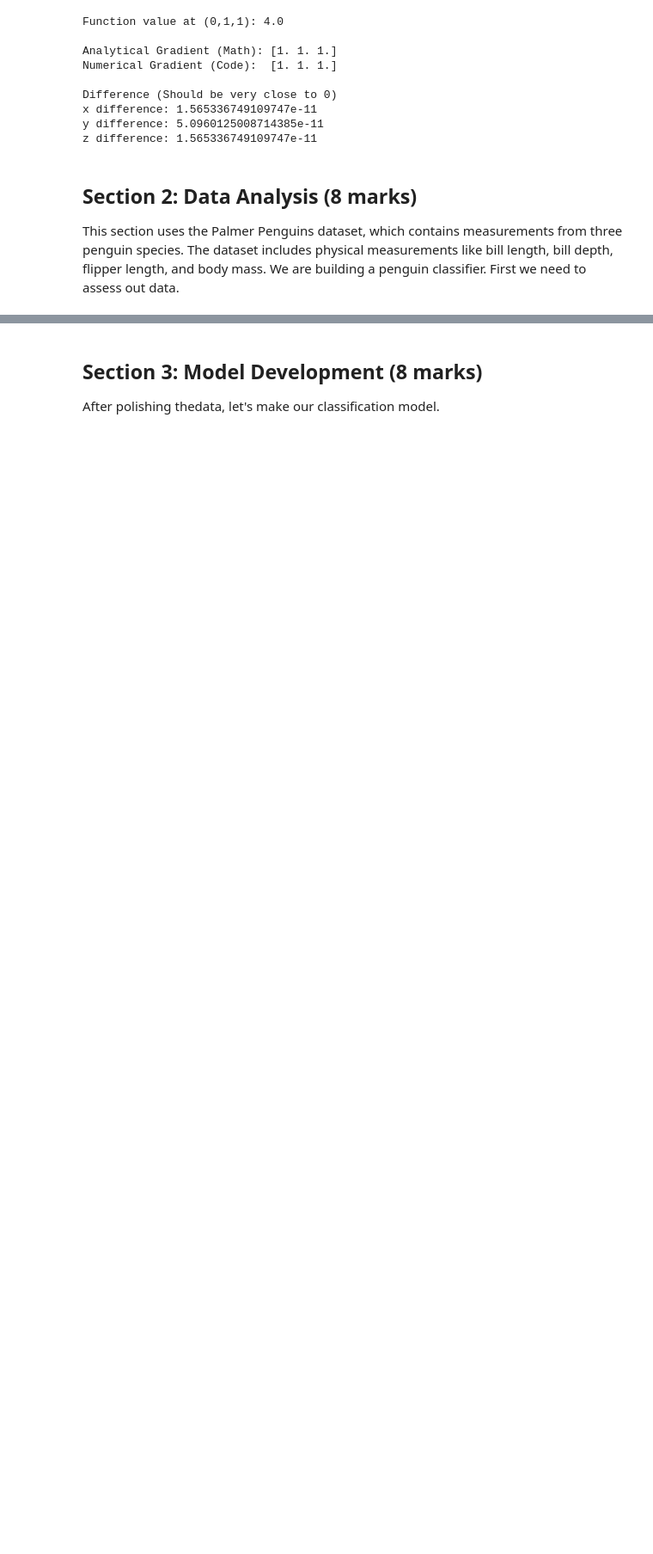
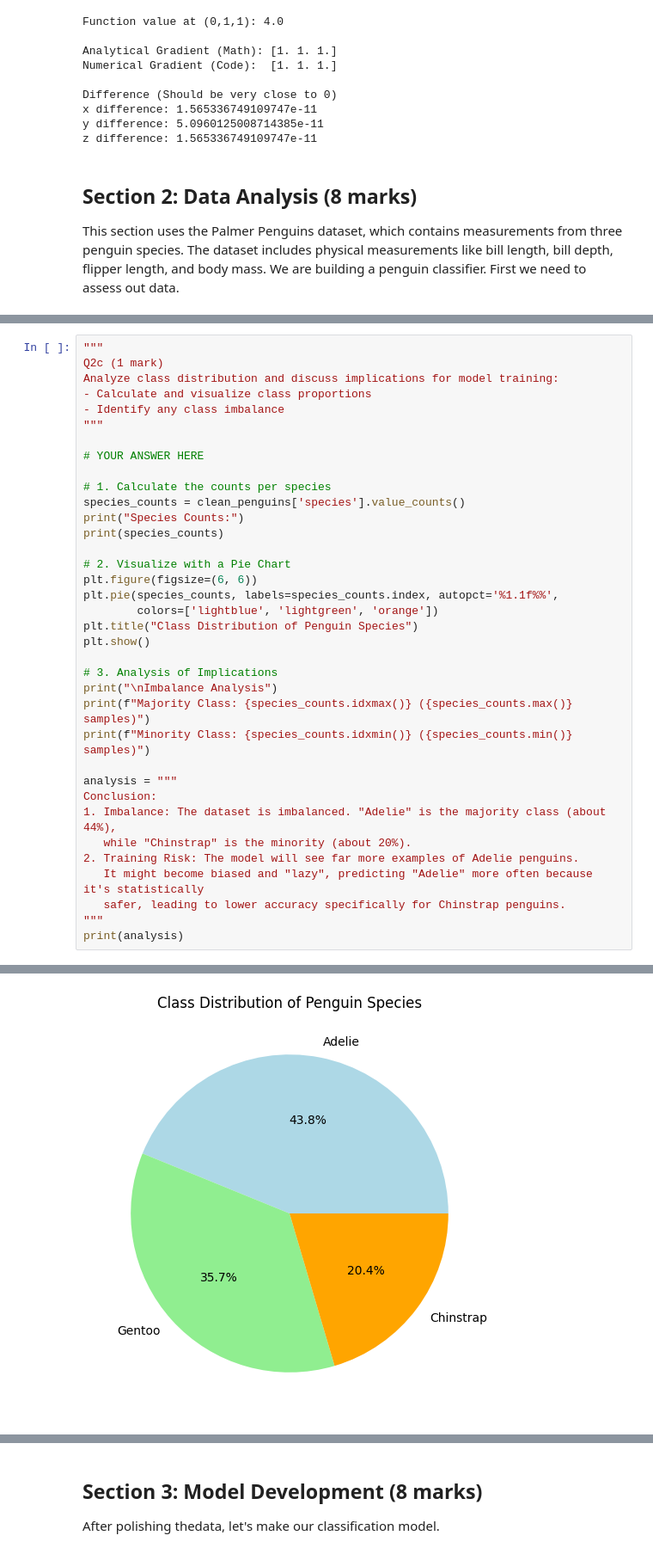
Before and after one commit to AbdullahSoboh/SYSC4415, a Jupyter notebook: W2026/Assignments/A1/SYSC4415_W26_A1.ipynb, the cells around one changed output, grey strips where cells are left out. Shown at 86% size. Cells and saved outputs as stored; diff of their text form; blank space fills up the shorter version.

```diff
--- a/W2026/Assignments/A1/SYSC4415_W26_A1.ipynb
+++ b/W2026/Assignments/A1/SYSC4415_W26_A1.ipynb
@@ -302,0 +328,37 @@ Analyze class distribution and discuss implications for model training:
+# %%
+"""
+Q2c (1 mark)
+Analyze class distribution and discuss implications for model training:
+- Calculate and visualize class proportions
+- Identify any class imbalance
+"""
+
+# YOUR ANSWER HERE
+
+# 1. Calculate the counts per species
+species_counts = clean_penguins['species'].value_counts()
+print("Species Counts:")
+print(species_counts)
+
+# 2. Visualize with a Pie Chart
+plt.figure(figsize=(6, 6))
+plt.pie(species_counts, labels=species_counts.index, autopct='%1.1f%%',
+        colors=['lightblue', 'lightgreen', 'orange'])
+plt.title("Class Distribution of Penguin Species")
+plt.show()
+
+# 3. Analysis of Implications
+print("\nImbalance Analysis")
+print(f"Majority Class: {species_counts.idxmax()} ({species_counts.max()} samples)")
+print(f"Minority Class: {species_counts.idxmin()} ({species_counts.min()} samples)")
+
+analysis = """
+Conclusion:
+1. Imbalance: The dataset is imbalanced. "Adelie" is the majority class (about 44%),
+   while "Chinstrap" is the minority (about 20%).
+2. Training Risk: The model will see far more examples of Adelie penguins.
+   It might become biased and "lazy", predicting "Adelie" more often because it's statistically
+   safer, leading to lower accuracy specifically for Chinstrap penguins.
+"""
+print(analysis)
+# %% [output]
@@ -302,0 +371 @@ Analyze class distribution and discuss implications for model training:
+[figure, added]
```
Also changed, not shown: parts of 9 cells of this notebook.
